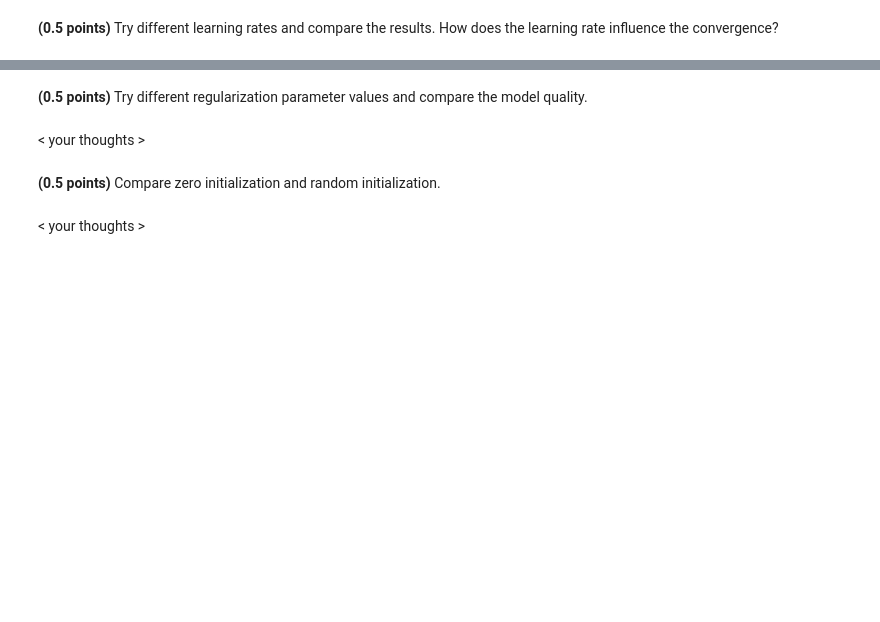
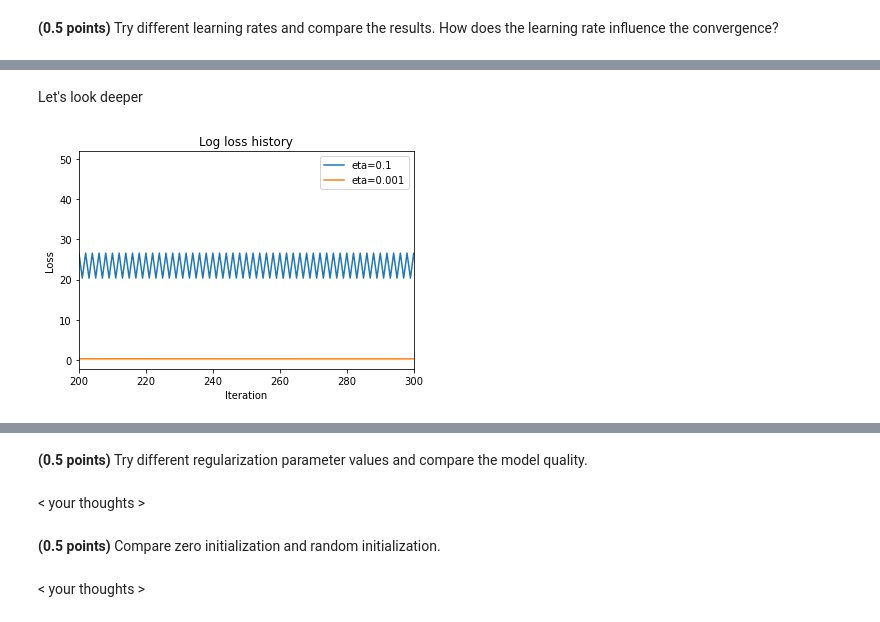
Before and after one commit to WioWio/ML-intro-Wio-2, a Jupyter notebook: hw_classification.ipynb, the cells around one changed output, grey strips where cells are left out. Cells and saved outputs as stored; diff of their text form; code cells hidden in the pictures; blank space fills up the shorter version.

```diff
--- a/hw_classification.ipynb
+++ b/hw_classification.ipynb
@@ -219,0 +220,7 @@ assert min(train_acc, test_acc) > 0.9
+# %% [markdown]
+Let's look deeper
+# %%
+plot_loss_hist(xlim=(200,300),eta=0.1)
+plot_loss_hist(xlim=(200,300))
+# %% [output]
+[figure, added]
```
Also changed, not shown: parts of 11 cells of this notebook.
